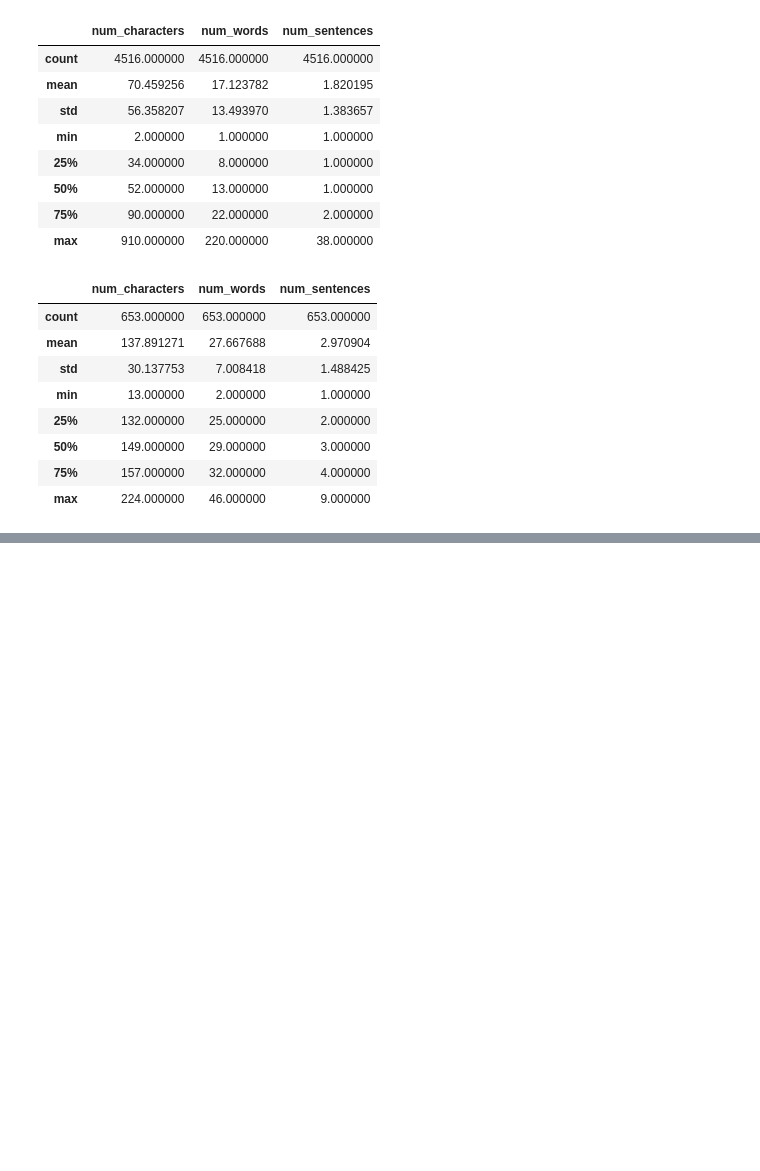
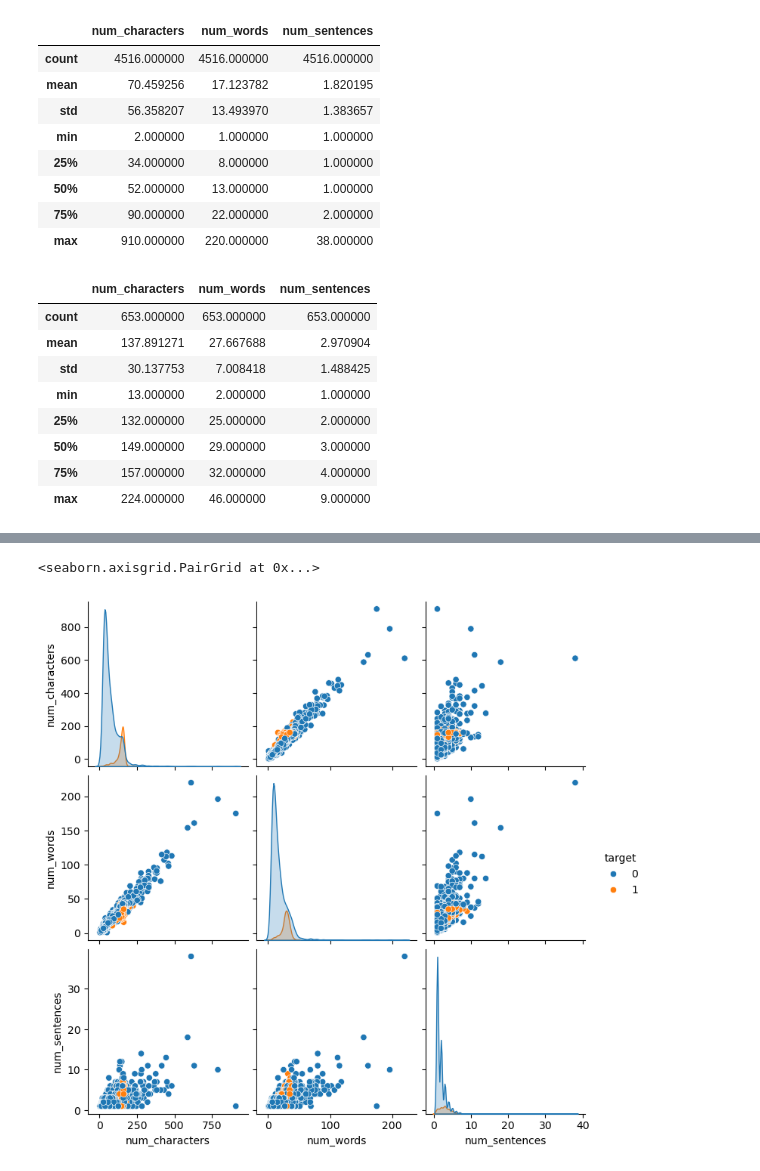
Before and after one commit to souravbiswas19/email-spam-classifier, a Jupyter notebook: sms-spam-detection.ipynb, the cells around one changed output, grey strips where cells are left out. Cells and saved outputs as stored; diff of their text form; code cells hidden in the pictures; blank space fills up the shorter version.

```diff
--- a/sms-spam-detection.ipynb
+++ b/sms-spam-detection.ipynb
@@ -227,0 +251,5 @@ df[df['target'] == 1][['num_characters','num_words','num_sentences']].describe()
+# %%
+sns.pairplot(df, hue='target')
+# %% [output]
+<seaborn.axisgrid.PairGrid at 0x...>
+[figure, added]
```
Also changed, not shown: parts of 19 cells of this notebook.
